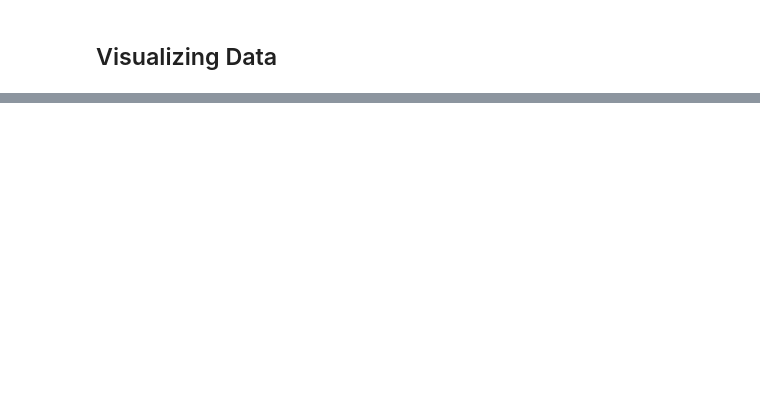
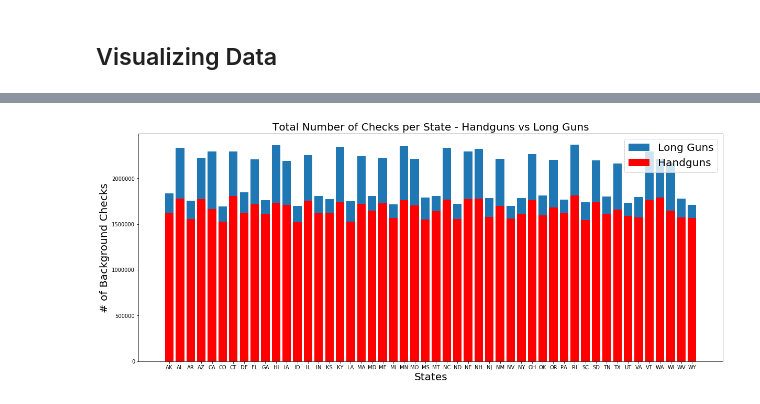
Before and after one commit to kcs342kcs/Guns, a Jupyter notebook: Parse_All_Data.ipynb, the cells around one changed output, grey strips where cells are left out. Saved outputs shown, nothing was run; the diff lists cells and outputs as text; code cells hidden in the pictures; blank space fills up the shorter version.

```diff
--- a/Parse_All_Data.ipynb
+++ b/Parse_All_Data.ipynb
@@ -360,3 +363,9 @@ g_df
+# %%
+state_gp = main_df.groupby(["state_abbr"])
+st_df = pd.DataFrame({"total_handgun":state_gp["handgun"].sum()+state_gp["prepawn_handgun"].sum()+state_gp["redemption_handgun"].sum()+state_gp["returned_handgun"].sum()+state_gp["rentals_handgun"].sum()+state_gp["private_sale_handgun"].sum()+state_gp["return_to_seller_handgun"].sum(),
+                         "total_long_gun":state_gp["long_gun"].sum()+state_gp["prepawn_long_gun"].sum()+state_gp["redemption_long_gun"].sum()+state_gp["returned_long_gun"].sum()+state_gp["rentals_long_gun"].sum()+state_gp["private_sale_long_gun"].sum()+state_gp["return_to_seller_long_gun"].sum(),
+                         "total_permit":state_gp["permit"].sum()+state_gp["permit_recheck"].sum()})
+sta_df = st_df.reset_index(level=["state_abbr"])
 # %% [markdown]
 ## Visualizing Data
 # %%
@@ -411,0 +425,14 @@ plt.legend(loc="best")
+# %%
+st_pos = np.arange(len(sta_df["state_abbr"]))
+plt.bar(st_pos,sta_df["total_long_gun"],label="Long Guns")
+plt.bar(st_pos,sta_df["total_handgun"],label="Handguns",color="red")
+plt.xticks(st_pos,sta_df["state_abbr"])
+fig = plt.gcf()
+fig.set_size_inches(20,8)
+plt.legend(loc="best",fontsize=20)
+plt.xlabel("States",fontsize=20)
+plt.ylabel("# of Background Checks",fontsize=20)
+plt.title("Total Number of Checks per State - Handguns vs Long Guns",fontsize=20)
+plt.savefig("./images/total_per_state.png")
+# %% [output]
+[figure, added]
```
Also changed, not shown: parts of 6 cells of this notebook, 5 other files.
